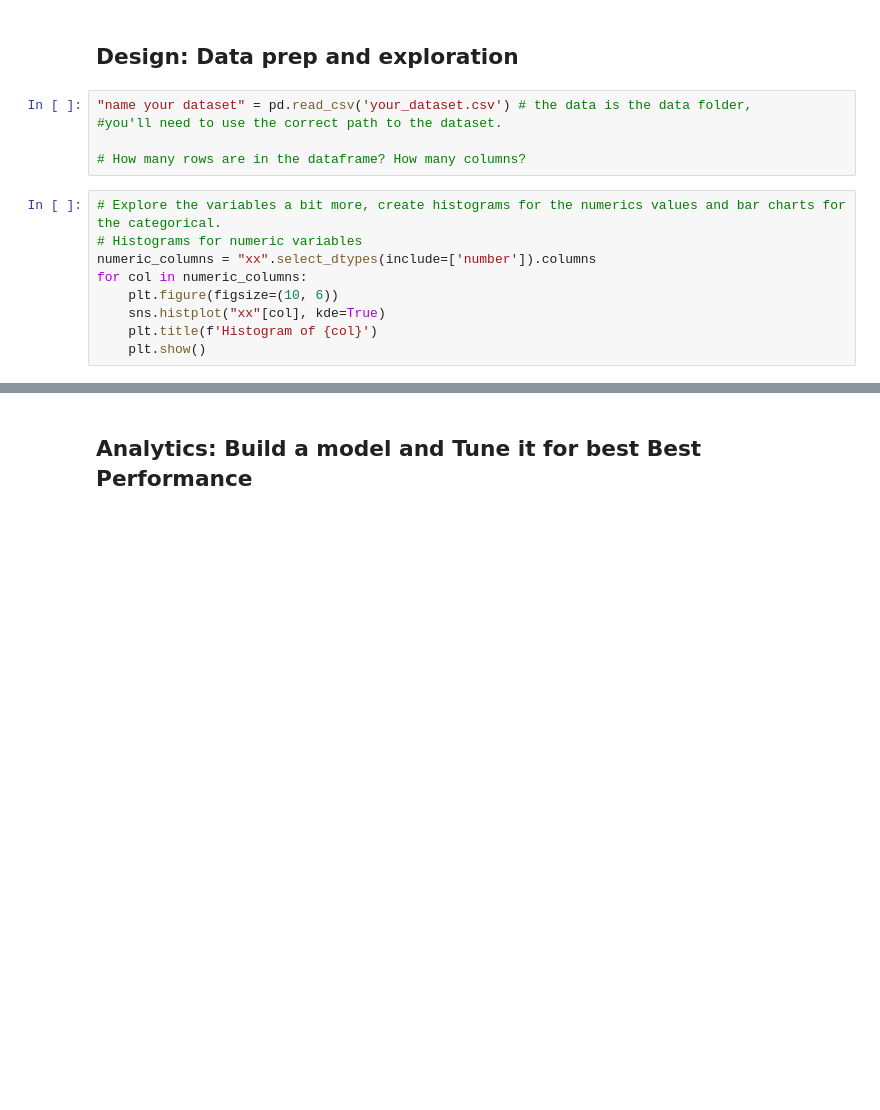
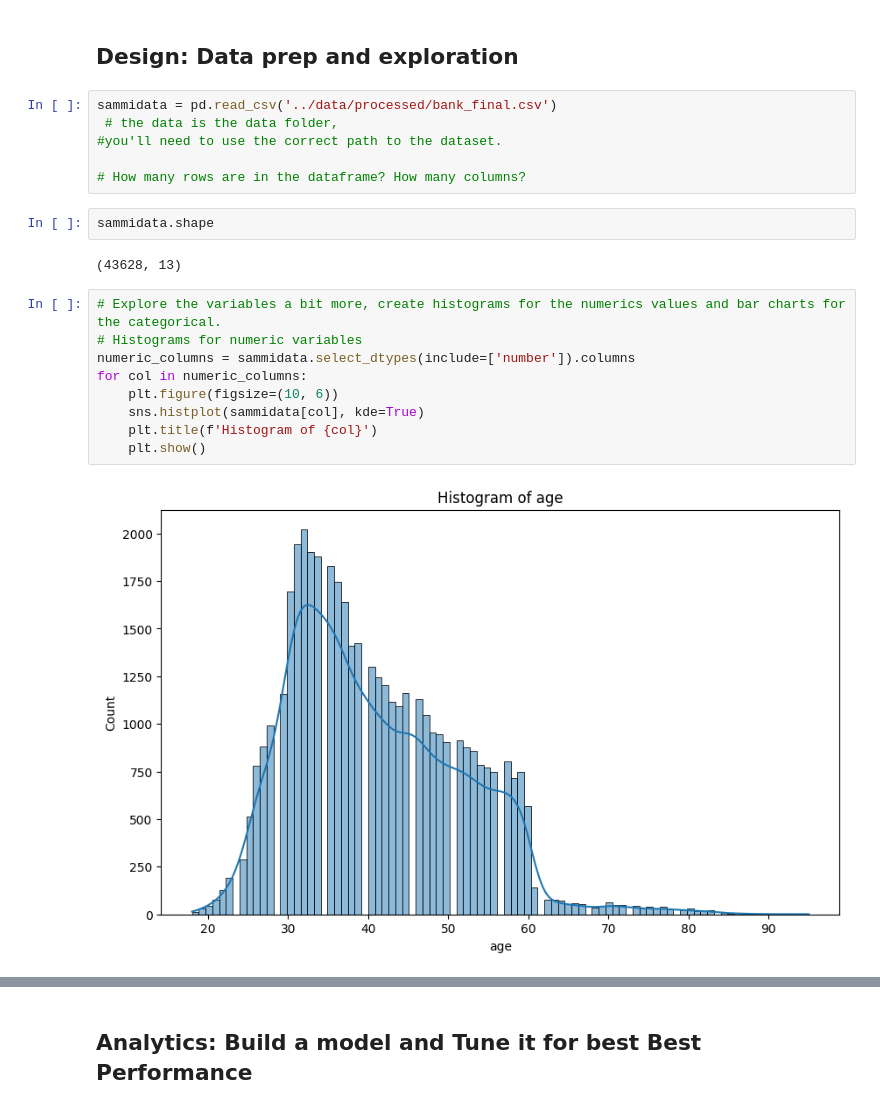
Before and after one commit to sammi0309/ds1001_final, a Jupyter notebook: ds1001_final/notebooks/Final_Project_Notebook.ipynb, the cells around one changed output, grey strips where cells are left out. Saved outputs shown, nothing was run; the diff lists cells and outputs as text; blank space fills up the shorter version.

```diff
--- a/ds1001_final/notebooks/Final_Project_Notebook.ipynb
+++ b/ds1001_final/notebooks/Final_Project_Notebook.ipynb
@@ -87,16 +87,23 @@ from fairlearn.metrics import count, true_positive_rate, false_positive_rate, se
 # %% [markdown]
 ## Design: Data prep and exploration
 # %%
-"name your dataset" = pd.read_csv('your_dataset.csv') # the data is the data folder,
+sammidata = pd.read_csv('../data/processed/bank_final.csv')
+ # the data is the data folder,
 #you'll need to use the correct path to the dataset.
 
 # How many rows are in the dataframe? How many columns?
+# %%
+sammidata.shape
+# %% [output]
+(43628, 13)
 # %%
 # Explore the variables a bit more, create histograms for the numerics values and bar charts for the categorical.
 # Histograms for numeric variables
-numeric_columns = "xx".select_dtypes(include=['number']).columns
+numeric_columns = sammidata.select_dtypes(include=['number']).columns
 for col in numeric_columns:
     plt.figure(figsize=(10, 6))
-    sns.histplot("xx"[col], kde=True)
+    sns.histplot(sammidata[col], kde=True)
     plt.title(f'Histogram of {col}')
     plt.show()
+# %% [output]
+[figure, added]
```
Also changed, not shown: parts of 23 cells of this notebook, 1 other file.
